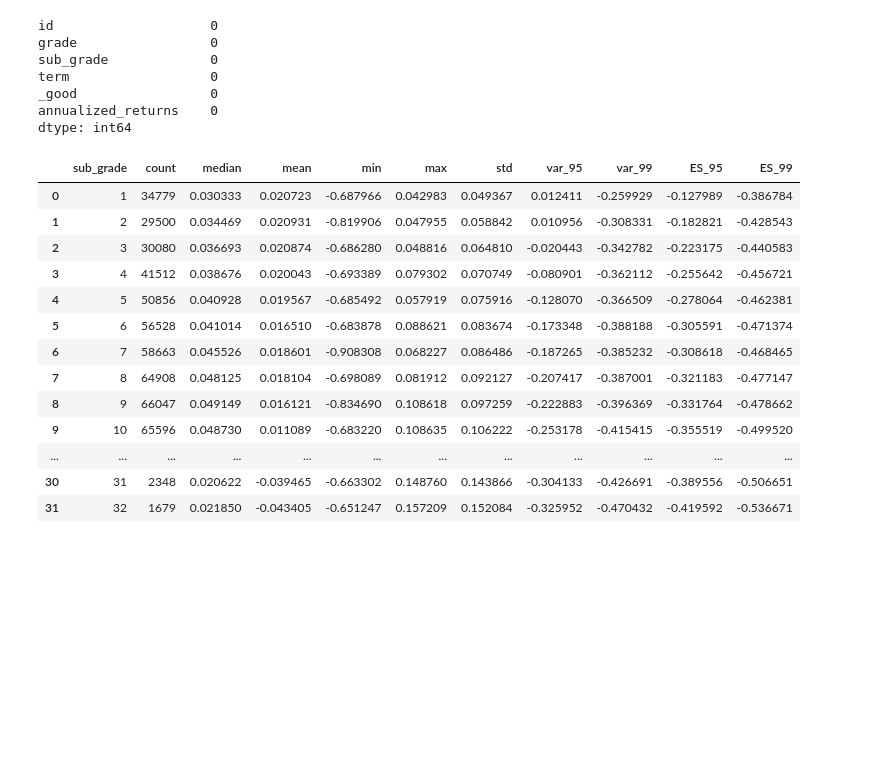
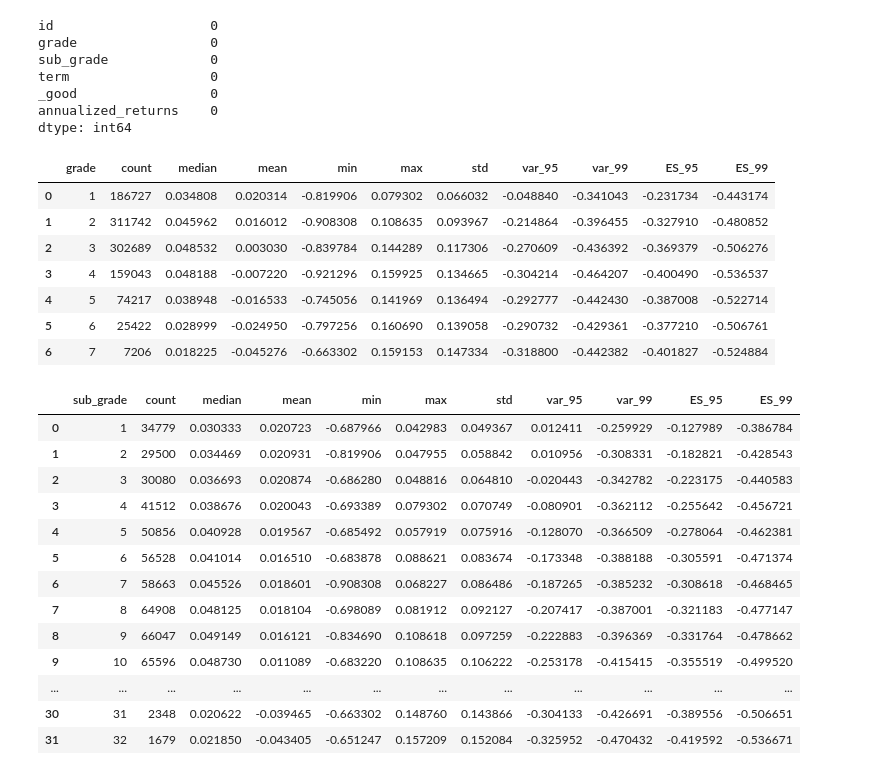
Before and after one commit to simondyates/Lending-Club, a Jupyter notebook: Robert/LC_modelling.ipynb, the cells around one changed output. Cells and saved outputs as stored; diff of their text form; code cells hidden in the pictures; blank space fills up the shorter version.

```diff
--- a/Robert/LC_modelling.ipynb
+++ b/Robert/LC_modelling.ipynb
@@ -442,9 +448,18 @@ def ES_99(ret):
     threshold = var_99(ret)
     return np.mean(ret[ret < threshold])
 # %%
-#risk_summary_grades_all = pd.DataFrame(risk_data_train.groupby(['grade'])['annualized_returns'].agg(['count', 'median' , 'mean', 'min','max', 'std', var_95, var_99, ES_95, ES_99])).reset_index()
+risk_summary_grades_all = pd.DataFrame(risk_data_train.groupby(['grade'])['annualized_returns'].agg(['count', 'median' , 'mean', 'min','max', 'std', var_95, var_99, ES_95, ES_99])).reset_index()
 
-#risk_summary_grades_all
+risk_summary_grades_all
+# %% [output]
+|  | grade | count | median | mean | min | max | std | var_95 | var_99 | ES_95 | ES_99 |
+| 0 | 1 | 186727 | 0.034808 | 0.020314 | -0.819906 | 0.079302 | 0.066032 | -0.048840 | -0.341043 | -0.231734 | -0.443174 |
+| 1 | 2 | 311742 | 0.045962 | 0.016012 | -0.908308 | 0.108635 | 0.093967 | -0.214864 | -0.396455 | -0.327910 | -0.480852 |
+| 2 | 3 | 302689 | 0.048532 | 0.003030 | -0.839784 | 0.144289 | 0.117306 | -0.270609 | -0.436392 | -0.369379 | -0.506276 |
+| 3 | 4 | 159043 | 0.048188 | -0.007220 | -0.921296 | 0.159925 | 0.134665 | -0.304214 | -0.464207 | -0.400490 | -0.536537 |
+| 4 | 5 | 74217 | 0.038948 | -0.016533 | -0.745056 | 0.141969 | 0.136494 | -0.292777 | -0.442430 | -0.387008 | -0.522714 |
+| 5 | 6 | 25422 | 0.028999 | -0.024950 | -0.797256 | 0.160690 | 0.139058 | -0.290732 | -0.429361 | -0.377210 | -0.506761 |
+| 6 | 7 | 7206 | 0.018225 | -0.045276 | -0.663302 | 0.159153 | 0.147334 | -0.318800 | -0.442382 | -0.401827 | -0.524884 |
 # %%
 risk_summary_sub_grades_all = pd.DataFrame(risk_data_train.groupby(['sub_grade'])['annualized_returns'].agg(['count', 'median' , 'mean', 'min','max', 'std', var_95, var_99, ES_95, ES_99])).reset_index()
 risk_summary_sub_grades_all
```
Also changed, not shown: parts of 46 cells of this notebook.
